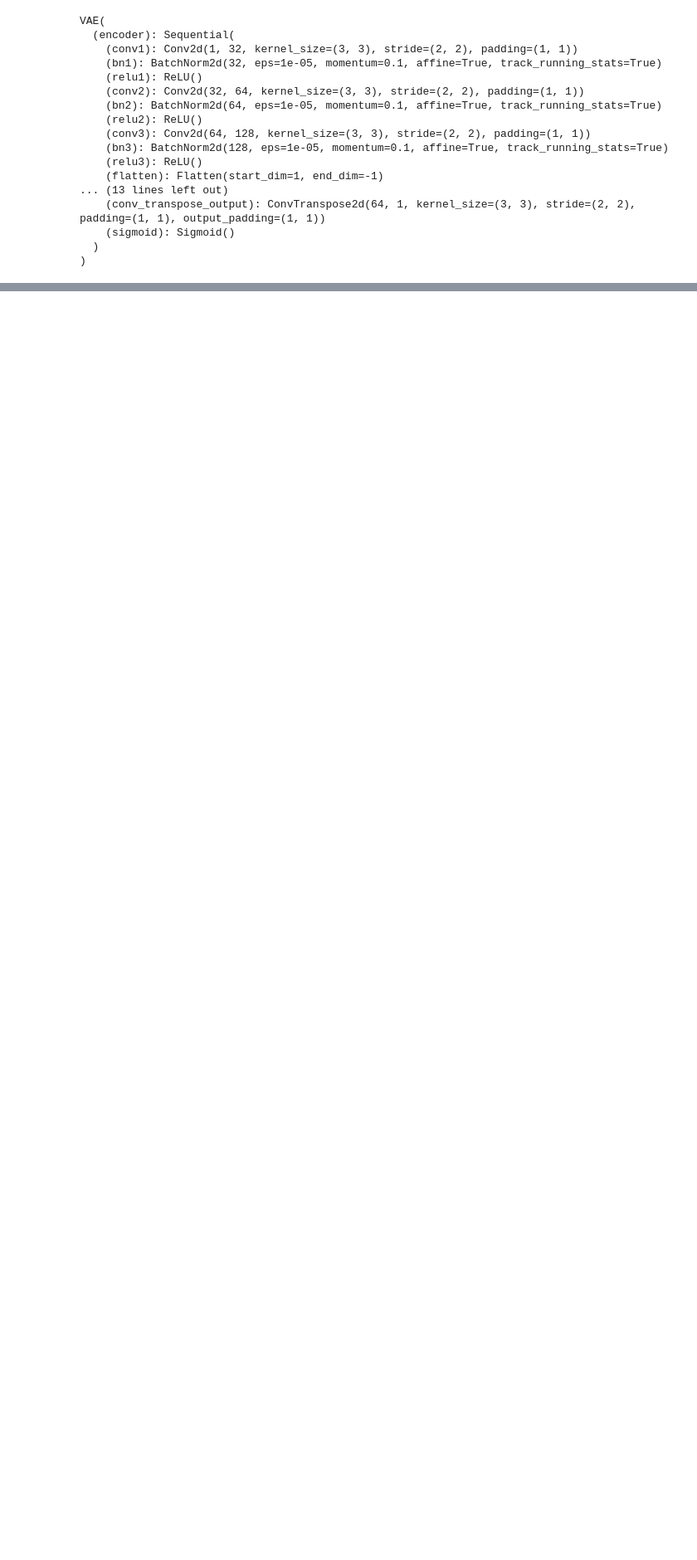
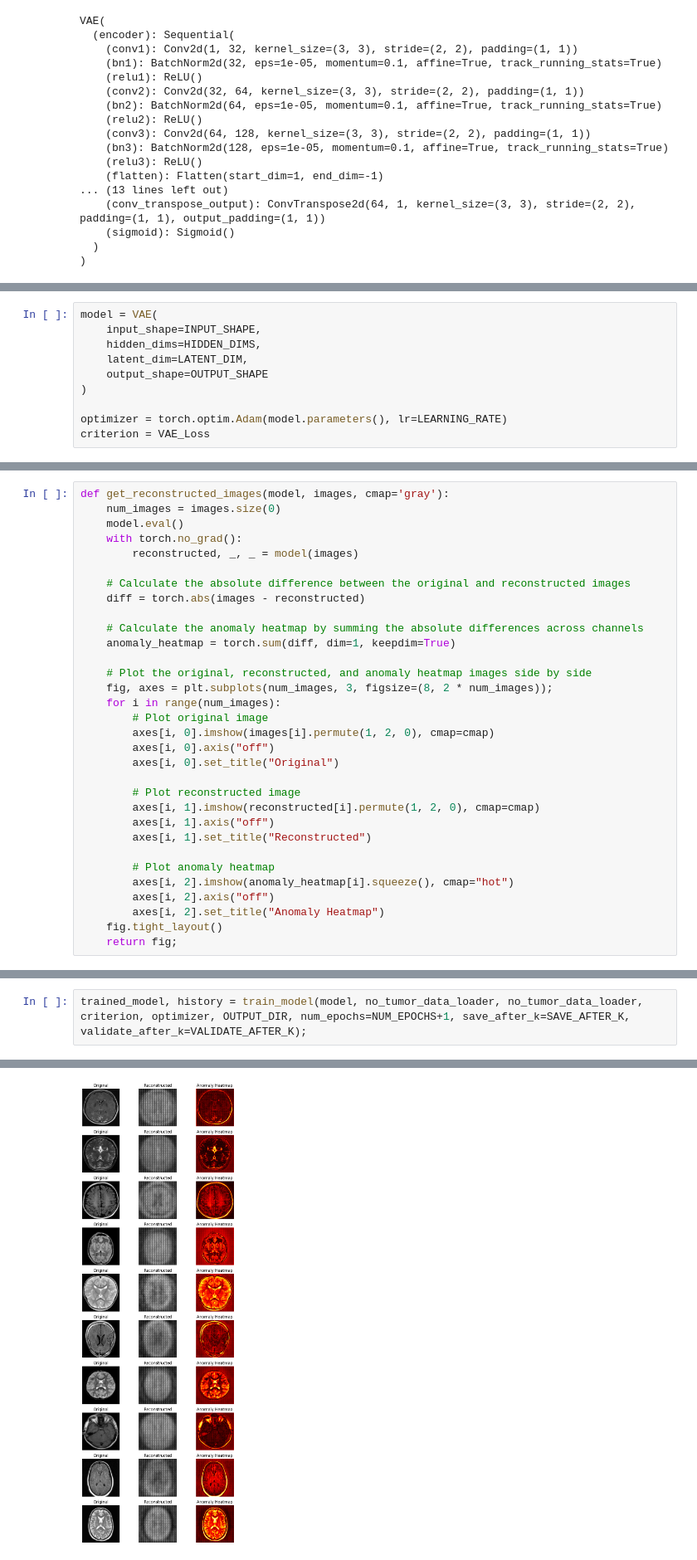
Before and after one commit to NiteeshSingh/DH602-Anomaly_Detection, a Jupyter notebook: demo.ipynb, the cells around one changed output, grey strips where cells are left out. Shown at 83% size. Saved outputs shown, nothing was run; the diff lists cells and outputs as text; blank space fills up the shorter version.

```diff
--- a/demo.ipynb
+++ b/demo.ipynb
@@ -250,0 +391,10 @@ plot_reconstructed_images(vae_mnist, test_loader)
+# %%
+model = VAE(
+    input_shape=INPUT_SHAPE,
+    hidden_dims=HIDDEN_DIMS,
+    latent_dim=LATENT_DIM,
+    output_shape=OUTPUT_SHAPE
+)
+
+optimizer = torch.optim.Adam(model.parameters(), lr=LEARNING_RATE)
+criterion = VAE_Loss
@@ -250,0 +421,32 @@ plot_reconstructed_images(vae_mnist, test_loader)
+# %%
+def get_reconstructed_images(model, images, cmap='gray'):
+    num_images = images.size(0)
+    model.eval()
+    with torch.no_grad():
+        reconstructed, _, _ = model(images)
+
+    # Calculate the absolute difference between the original and reconstructed images
+    diff = torch.abs(images - reconstructed)
+
+    # Calculate the anomaly heatmap by summing the absolute differences across channels
+    anomaly_heatmap = torch.sum(diff, dim=1, keepdim=True)
+
+    # Plot the original, reconstructed, and anomaly heatmap images side by side
+    fig, axes = plt.subplots(num_images, 3, figsize=(8, 2 * num_images));
+    for i in range(num_images):
+        # Plot original image
+        axes[i, 0].imshow(images[i].permute(1, 2, 0), cmap=cmap)
+        axes[i, 0].axis("off")
+        axes[i, 0].set_title("Original")
+
+        # Plot reconstructed image
+        axes[i, 1].imshow(reconstructed[i].permute(1, 2, 0), cmap=cmap)
+        axes[i, 1].axis("off")
+        axes[i, 1].set_title("Reconstructed")
+
+        # Plot anomaly heatmap
+        axes[i, 2].imshow(anomaly_heatmap[i].squeeze(), cmap="hot")
+        axes[i, 2].axis("off")
+        axes[i, 2].set_title("Anomaly Heatmap")
+    fig.tight_layout()
+    return fig;
@@ -250,0 +563,3 @@ plot_reconstructed_images(vae_mnist, test_loader)
+# %%
+trained_model, history = train_model(model, no_tumor_data_loader, no_tumor_data_loader, criterion, optimizer, OUTPUT_DIR, num_epochs=NUM_EPOCHS+1, save_after_k=SAVE_AFTER_K, validate_after_k=VALIDATE_AFTER_K);
+# %% [output]
@@ -250,0 +580 @@ plot_reconstructed_images(vae_mnist, test_loader)
+[figure, added]
```
Also changed, not shown: parts of 18 cells of this notebook, 1 other file.
